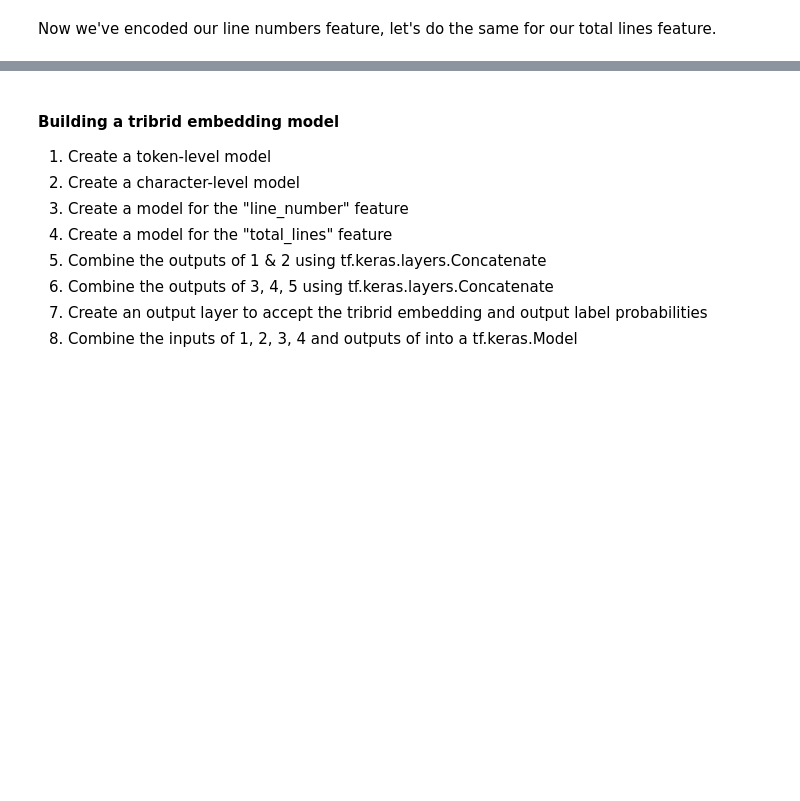
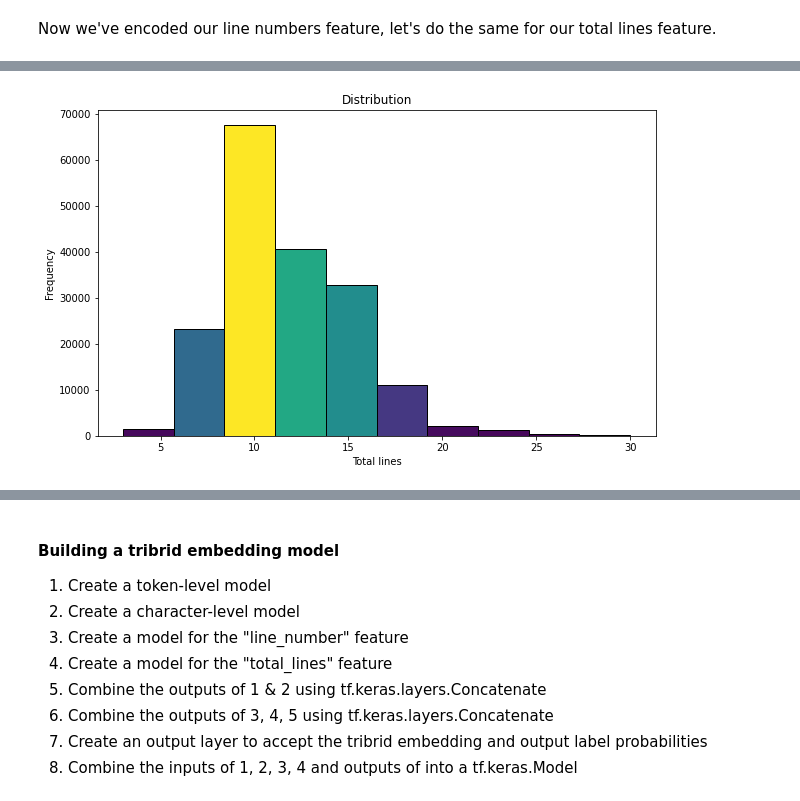
Before and after one commit to MNGARCIA085/NLP, a Jupyter notebook: Skim Lit/Untitled.ipynb, the cells around one changed output, grey strips where cells are left out. Saved outputs shown, nothing was run; the diff lists cells and outputs as text; code cells hidden in the pictures; blank space fills up the shorter version.

```diff
--- a/Skim Lit/Untitled.ipynb
+++ b/Skim Lit/Untitled.ipynb
@@ -815,6 +1251,8 @@ train_df["total_lines"].value_counts()
 # %%
 # Check the distribution of "line_number" column
-plot_hist(train_df['total_lines'], title='Distribution', 'Total lines', 'Frequency', bins_number = 10)
+plot_hist(train_df['total_lines'], 'Distribution', 'Total lines', 'Frequency', bins_number = 10)
+# %% [output]
+[figure, added]
 # %%
 # Check the coverage of a "total_lines" value of 20
 np.percentile(train_df.total_lines, 98)
```
Also changed, not shown: parts of 90 cells of this notebook, 2 other files.
